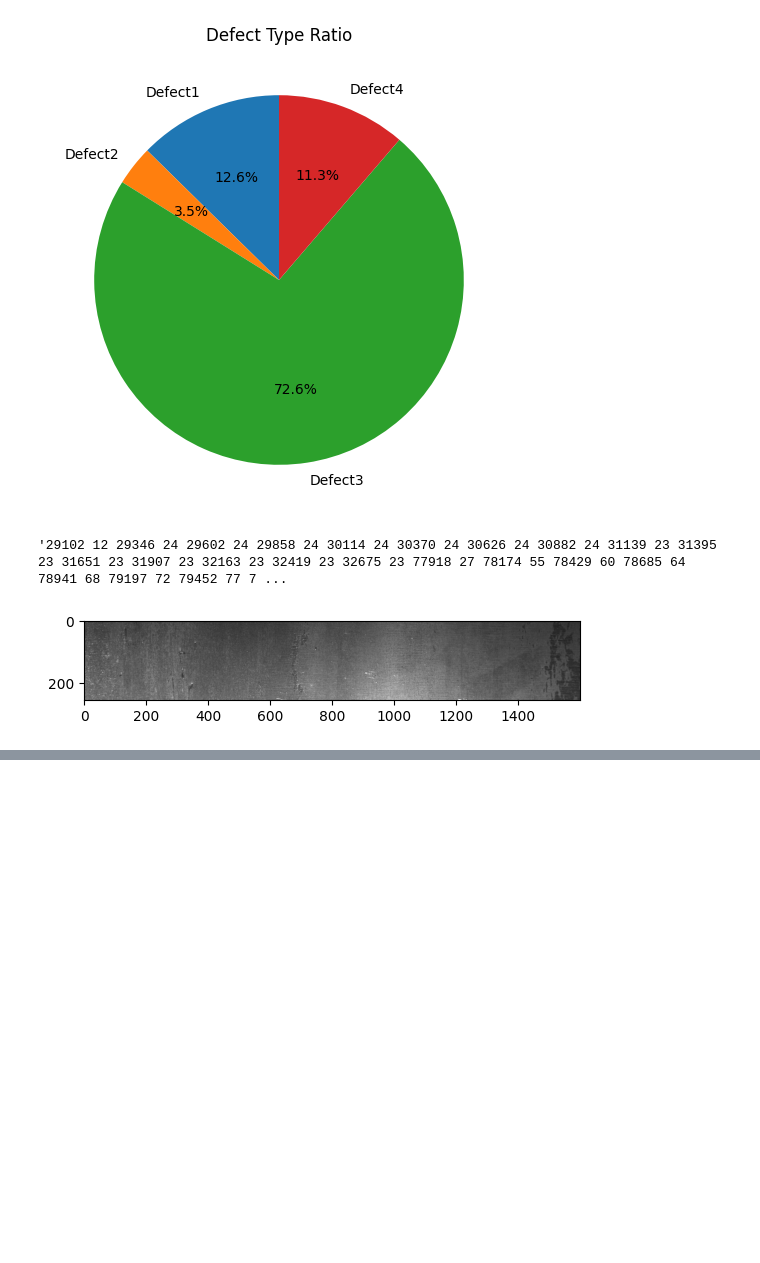
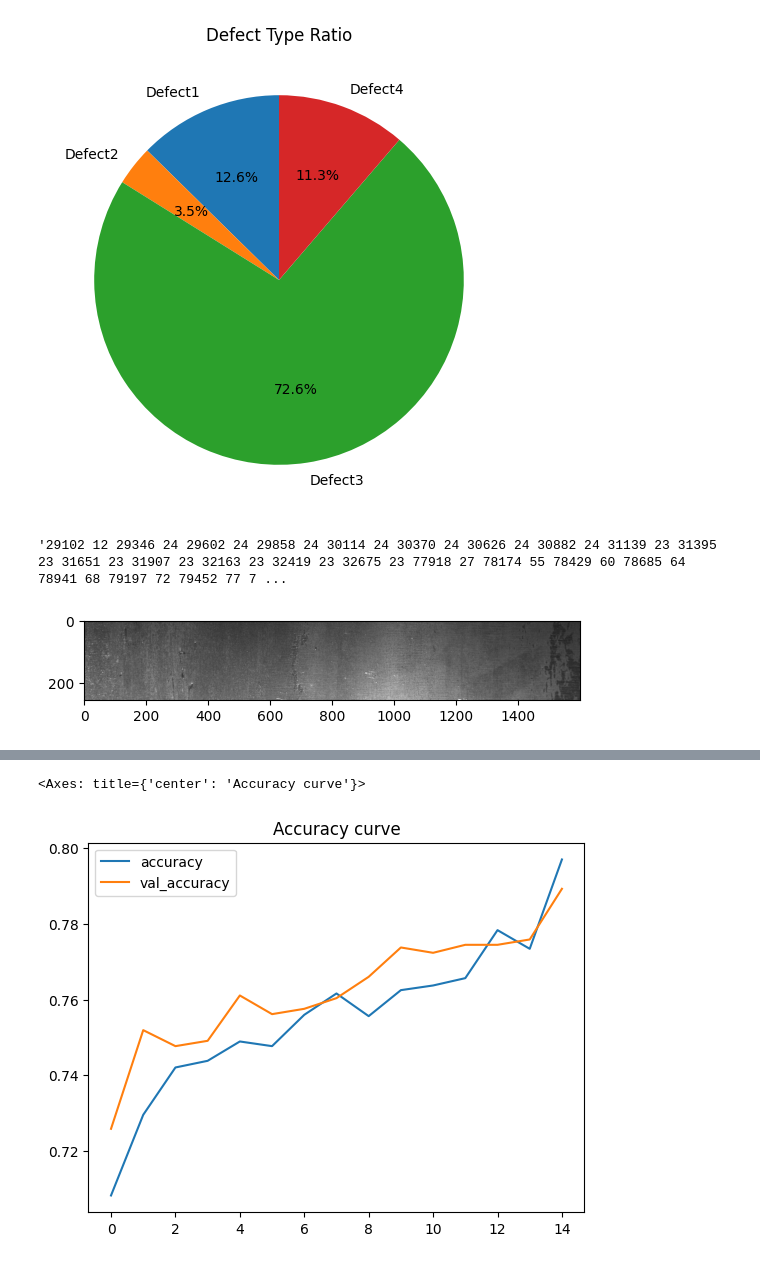
Before and after one commit to June222/Smart-Factory-Project, a Jupyter notebook: initial_model/Severstal_Steel_Defect_Detection.ipynb, the cells around one changed output, grey strips where cells are left out. Cells and saved outputs as stored; diff of their text form; code cells hidden in the pictures; blank space fills up the shorter version.

```diff
--- a/initial_model/Severstal_Steel_Defect_Detection.ipynb
+++ b/initial_model/Severstal_Steel_Defect_Detection.ipynb
@@ -84,0 +226,6 @@ plt.imshow(Image.open(path+'train_images/'+train_df.loc[0]['ImageId']));
+# %%
+history_df = pd.DataFrame(history.history)
+history_df.loc[:, ['accuracy', 'val_accuracy']].plot(title = 'Accuracy curve')
+# %% [output]
+<Axes: title={'center': 'Accuracy curve'}>
+[figure, added]
```
Also changed, not shown: parts of 24 cells of this notebook.
